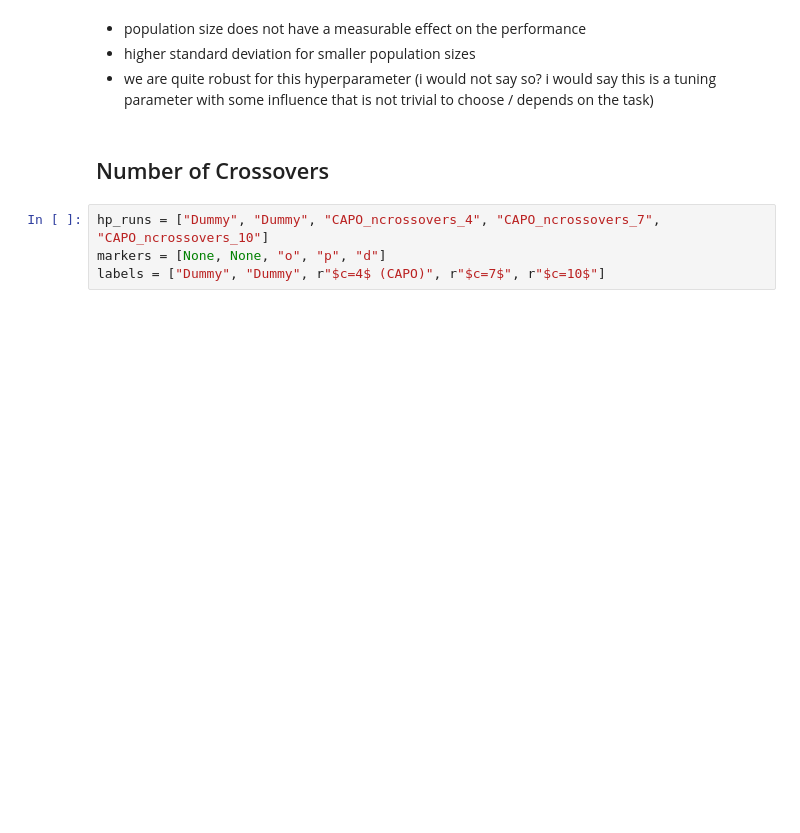
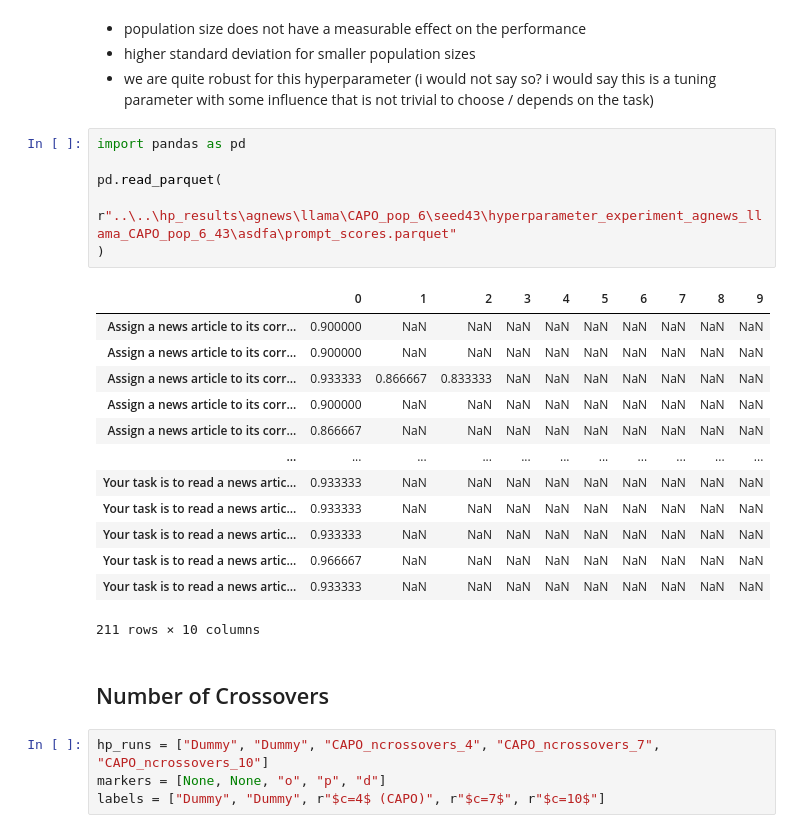
Before and after one commit to finitearth/capo, a Jupyter notebook: notebooks/paper_visualization/hp_visualization.ipynb, the cells around one changed output. Cells and saved outputs as stored; diff of their text form; blank space fills up the shorter version.

```diff
--- a/notebooks/paper_visualization/hp_visualization.ipynb
+++ b/notebooks/paper_visualization/hp_visualization.ipynb
@@ -164,6 +164,26 @@ Failed to load gsm8k for None: No objects to concatenate
 - population size does not have a measurable effect on the performance
 - higher standard deviation for smaller population sizes
 - we are quite robust for this hyperparameter (i would not say so? i would say this is a tuning parameter with some influence that is not trivial to choose / depends on the task)
+# %%
+import pandas as pd
+
+pd.read_parquet(
+    r"..\..\hp_results\agnews\llama\CAPO_pop_6\seed43\hyperparameter_experiment_agnews_llama_CAPO_pop_6_43\asdfa\prompt_scores.parquet"
+)
+# %% [output]
+|  | 0 | 1 | 2 | 3 | 4 | 5 | 6 | 7 | 8 | 9 |
+| Assign a news article to its corr... | 0.900000 | NaN | NaN | NaN | NaN | NaN | NaN | NaN | NaN | NaN |
+| Assign a news article to its corr... | 0.900000 | NaN | NaN | NaN | NaN | NaN | NaN | NaN | NaN | NaN |
+| Assign a news article to its corr... | 0.933333 | 0.866667 | 0.833333 | NaN | NaN | NaN | NaN | NaN | NaN | NaN |
+| Assign a news article to its corr... | 0.900000 | NaN | NaN | NaN | NaN | NaN | NaN | NaN | NaN | NaN |
+| Assign a news article to its corr... | 0.866667 | NaN | NaN | NaN | NaN | NaN | NaN | NaN | NaN | NaN |
+| ... | ... | ... | ... | ... | ... | ... | ... | ... | ... | ... |
+| Your task is to read a news artic... | 0.933333 | NaN | NaN | NaN | NaN | NaN | NaN | NaN | NaN | NaN |
+| Your task is to read a news artic... | 0.933333 | NaN | NaN | NaN | NaN | NaN | NaN | NaN | NaN | NaN |
+| Your task is to read a news artic... | 0.933333 | NaN | NaN | NaN | NaN | NaN | NaN | NaN | NaN | NaN |
+| Your task is to read a news artic... | 0.966667 | NaN | NaN | NaN | NaN | NaN | NaN | NaN | NaN | NaN |
+| Your task is to read a news artic... | 0.933333 | NaN | NaN | NaN | NaN | NaN | NaN | NaN | NaN | NaN |
+211 rows × 10 columns
 # %% [markdown]
 ## Number of Crossovers
 # %%
```
Also changed, not shown: parts of 2 cells of this notebook, 26 other files.
